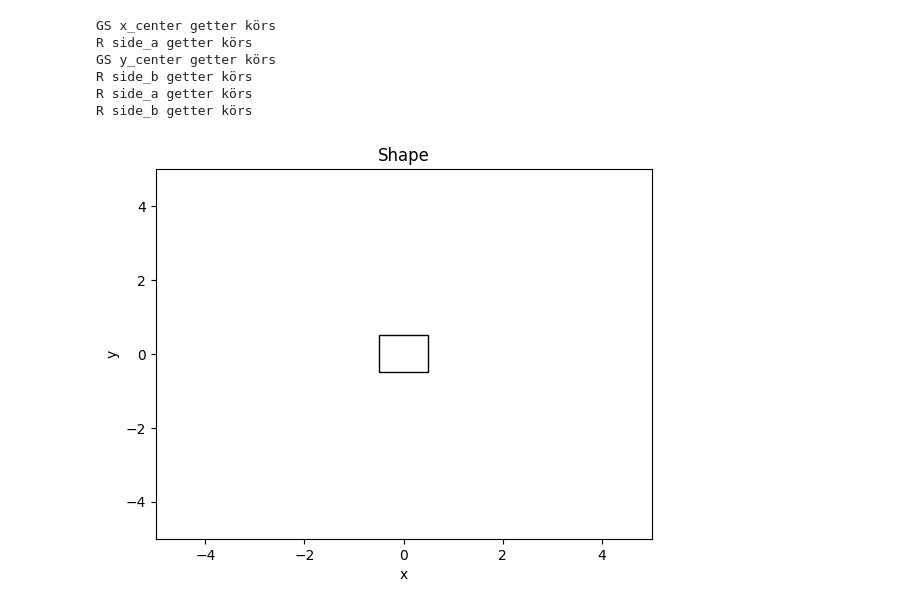
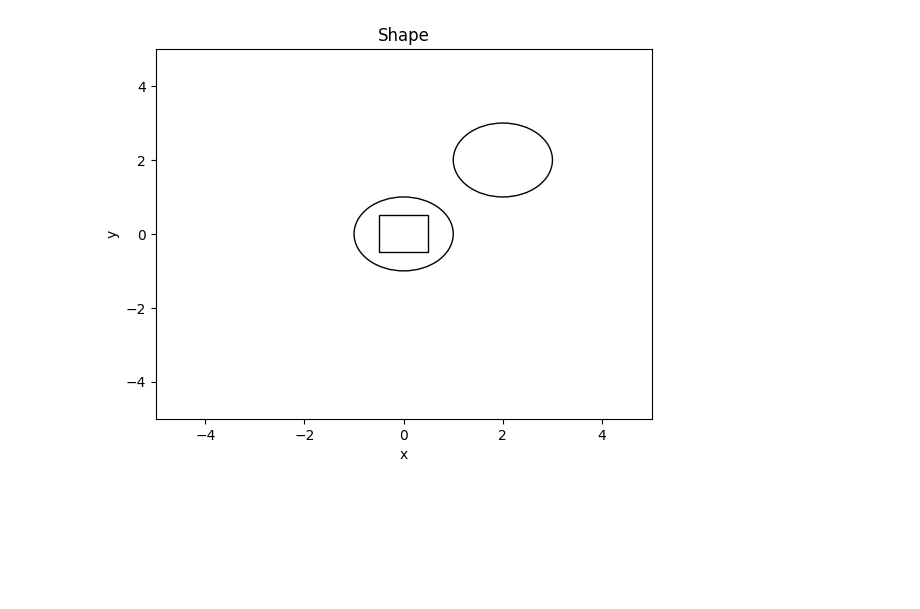
Before and after one commit to DorotaBjoorn/Python-Dorota-Bjoorn, a Jupyter notebook: Labs/Lab3/Lab3_manual_testing.ipynb, the cells around one changed output. Drawn from its saved outputs; the diff is of its cells as text; code cells hidden in the pictures; blank space fills up the shorter version.

```diff
--- a/Labs/Lab3/Lab3_manual_testing.ipynb
+++ b/Labs/Lab3/Lab3_manual_testing.ipynb
@@ -3,5 +3,5 @@ from Lab3_shape_classes import Circle, Rectangle
 from Lab3_draw_class import Draw
 
 c1 = Circle(0, 0, 1)
-c2 = Circle(1, 1, 1)
+c2 = Circle(2, 2, 1)
 r1 = Rectangle (0, 0, 1, 1)
@@ -47,12 +22,6 @@ True
 # %%
-d=Draw(r1)
-d.draw()
+d1 = Draw(c1, c2, r1)
+d1.draw()
 # %% [output]
-GS x_center getter körs
-R side_a getter körs
-GS y_center getter körs
-R side_b getter körs
-R side_a getter körs
-R side_b getter körs
-[figure, old version]
+[figure, new version]
 # %%
```
Also changed, not shown: parts of 9 cells of this notebook.
